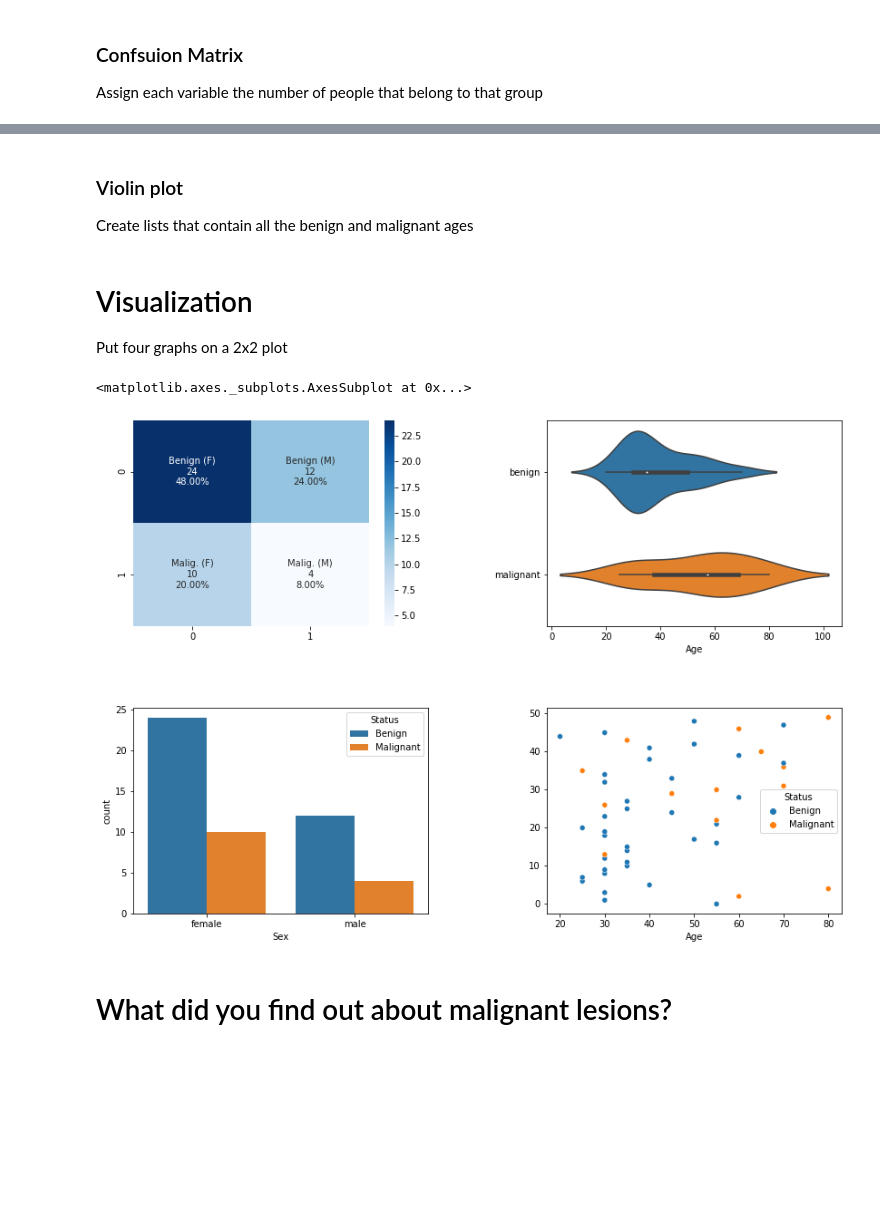
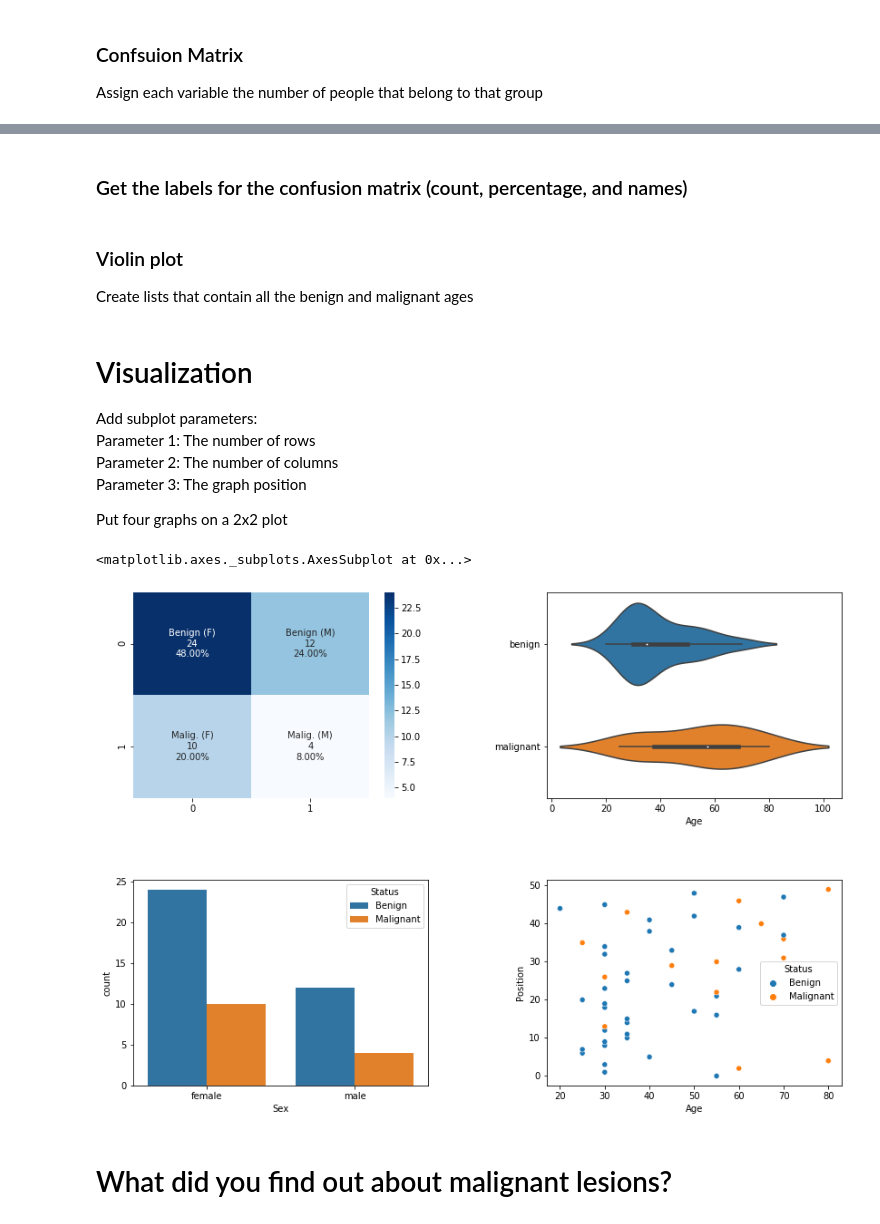
Before and after one commit to fredhutchio/ml-melanoma-example, a Jupyter notebook: novice/Q2.ipynb, the cells around one changed output, grey strips where cells are left out. Drawn from its saved outputs; the diff is of its cells as text; code cells hidden in the pictures; blank space fills up the shorter version.

```diff
--- a/novice/Q2.ipynb
+++ b/novice/Q2.ipynb
@@ -117,14 +117,13 @@ malignant_males   = malignant.count('male')
+# %% [markdown]
+### Get the labels for the confusion matrix (count, percentage, and names)
 # %%
-conf_mat = np.array([[benign_females, benign_males], [malignant_females, malignant_males]])
+group_counts = ["{0:0.0f}".format(value) for value in conf_mat.flatten()]
 
+group_percentages = ["{0:.2%}".format(value) for value in conf_mat.flatten()/np.sum(conf_mat)]
 
 group_names = ['Benign (F)','Benign (M)','Malig. (F)','Malig. (M)']
-group_counts = ["{0:0.0f}".format(value) for value in
-                conf_mat.flatten()]
-group_percentages = ["{0:.2%}".format(value) for value in
-                     conf_mat.flatten()/np.sum(conf_mat)]
-labels = [f"{v1}\n{v2}\n{v3}" for v1, v2, v3 in
-          zip(group_names,group_counts,group_percentages)]
+
+labels = [f"{v1}\n{v2}\n{v3}" for v1, v2, v3 in zip(group_names,group_counts,group_percentages)]
 
 labels = np.asarray(labels).reshape(2,2)
 # %% [markdown]
@@ -139,35 +138,36 @@ flags = ['benign'] * len(benign_ages) + ['malignant'] * len(malignant_ages)
 # %% [markdown]
 # Visualization <a id='viz_cell'></a>
 
-Put four graphs on a 2x2 plot
+Add subplot parameters: <br>
+Parameter 1: The number of rows <br>
+Parameter 2: The number of columns <br>
+Parameter 3: The graph position <br>
+
+Put four graphs on a 2x2 plot <br>
 # %%
 fig = plt.figure(figsize=(14,10))
 fig.subplots_adjust(hspace=0.4, wspace=0.4)
-
-# Parameter 1: The number of rows
-# Parameter 2: The number of columns
-# Parameter 3: The graph position
 
 ax1 = fig.add_subplot(2, 2, 1)
 ax2 = fig.add_subplot(2, 2, 2)
 ax2.set(xlabel='Age')
 ax3 = fig.add_subplot(2, 2, 3)
 ax3.set(xlabel='Sex', ylabel='Count')
 ax4 = fig.add_subplot(2, 2, 4)
-
+ax4.set(ylabel='Position')
 
 # Use confusion matrix and labels
 sns.heatmap(conf_mat, annot=labels, fmt='', cmap='Blues', ax=ax1)
 
 # Use lists from violin plot
 sns.violinplot(benign_ages  + malignant_ages, flags, ax=ax2)
 
 # We use the lesion data to fill the remaining plots
 sns.countplot(x="Sex", hue="Status", data=lesion_data, ax=ax3)
 
 sns.scatterplot(x='Age', y=[i for i in range(len(lesion_data))], hue="Status", data = lesion_data, ax=ax4)
 # %% [output]
 <matplotlib.axes._subplots.AxesSubplot at 0x...>
-[figure, old version]
+[figure, new version]
 # %% [markdown]
 # What did you find out about malignant lesions?
```
Also changed, not shown: parts of 7 cells of this notebook.
